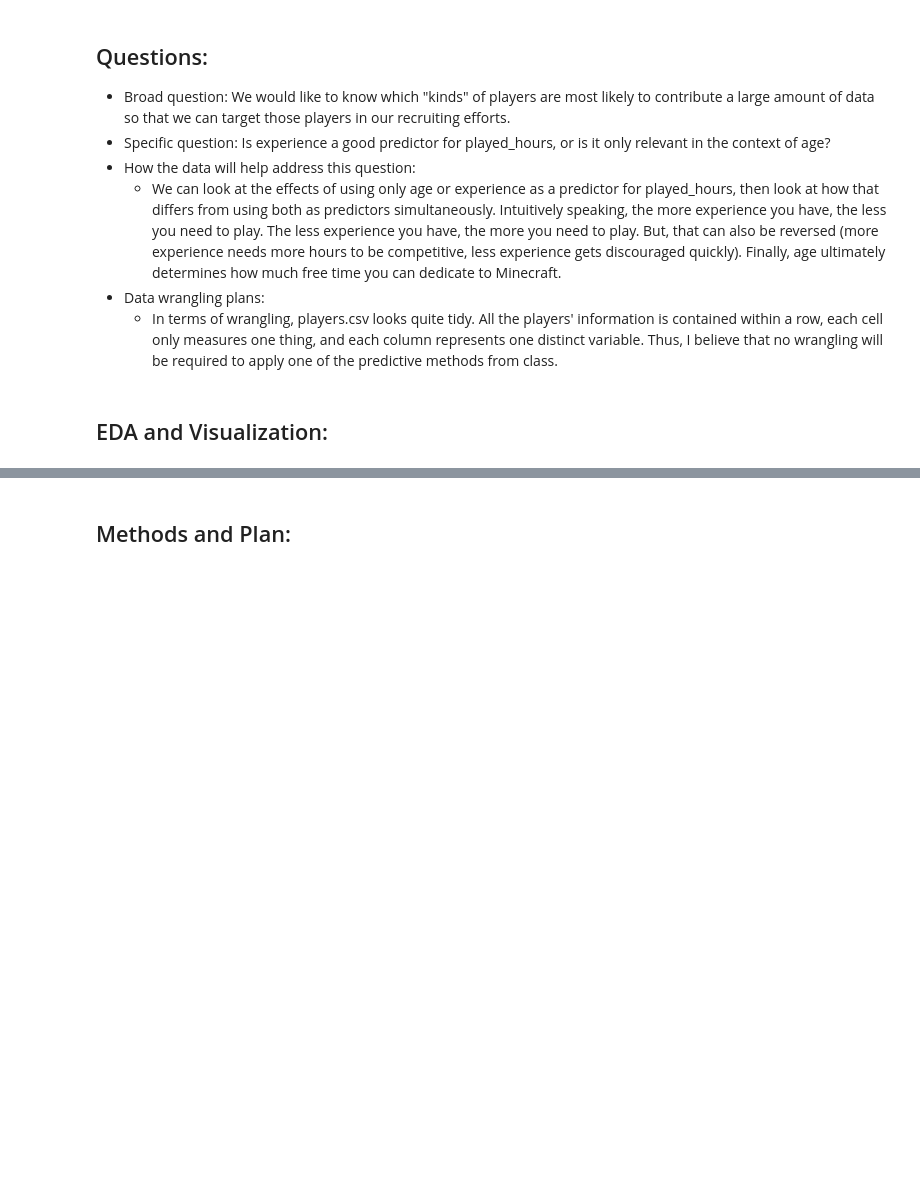
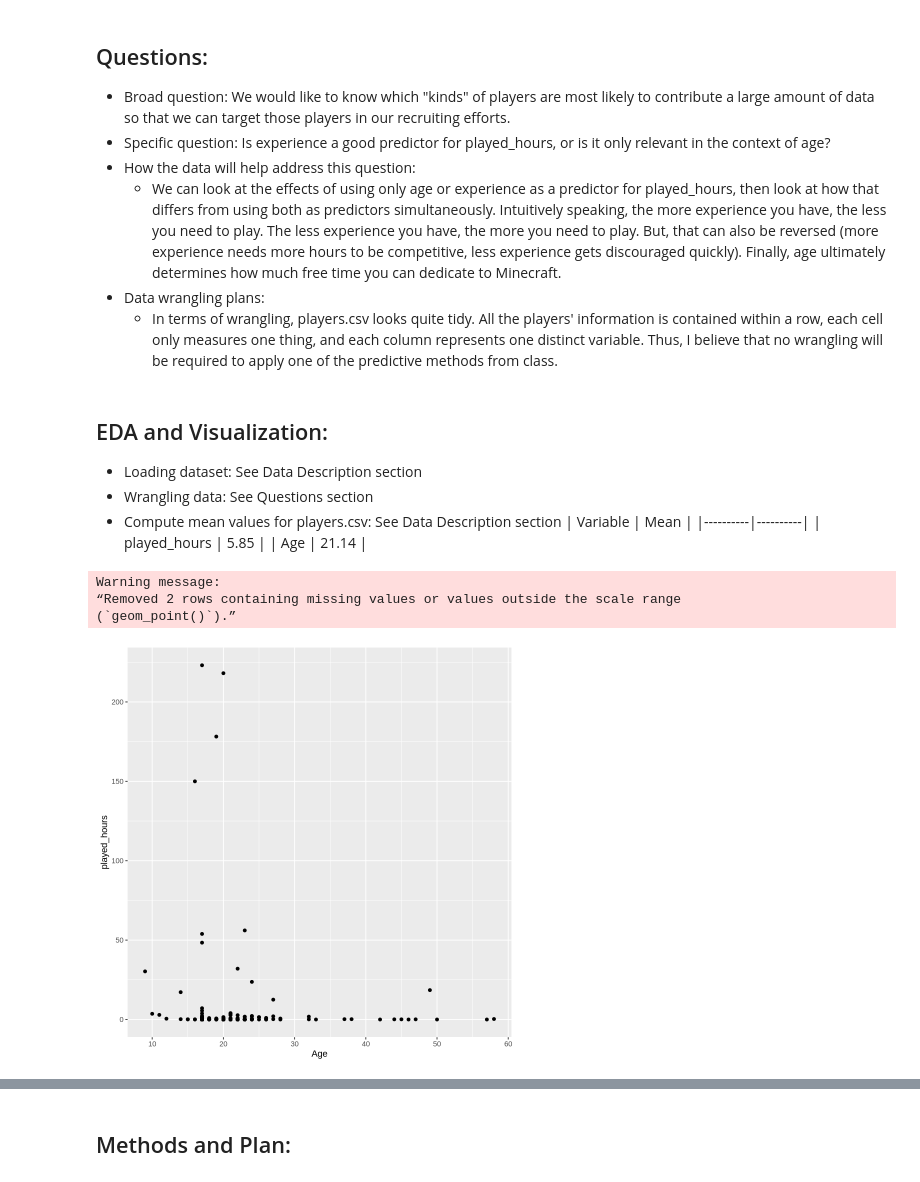
Before and after one commit to Andrewhli06/dsci100-project, a Jupyter notebook: personal_planning_008.ipynb, the cells around one changed output, grey strips where cells are left out. Saved outputs shown, nothing was run; the diff lists cells and outputs as text; code cells hidden in the pictures; blank space fills up the shorter version.

Commit message:
Started EDA and Visualizations

```diff
--- a/personal_planning_008.ipynb
+++ b/personal_planning_008.ipynb
@@ -102,3 +102,21 @@ A tibble: 6 × 7
     - In terms of wrangling, players.csv looks quite tidy. All the players' information is contained within a row, each cell only measures one thing, and each column represents one distinct variable. Thus, I believe that no wrangling will be required to apply one of the predictive methods from class.
 # %% [markdown]
 ## EDA and Visualization:
+- Loading dataset: See Data Description section
+- Wrangling data: See Questions section
+- Compute mean values for players.csv: See Data Description section
+| Variable | Mean |
+|----------|----------|
+| played_hours | 5.85 |
+| Age    | 21.14  |
+# %%
+age_plot <- data |>
+            ggplot(aes(x = Age, y = played_hours)) +
+            geom_point() +
+            labs()
+age_plot
+# %% [output]
+Warning message:
+“Removed 2 rows containing missing values or values outside the scale range
+(`geom_point()`).”
+[figure, added]
```
Also changed, not shown: parts of 1 cell of this notebook.
